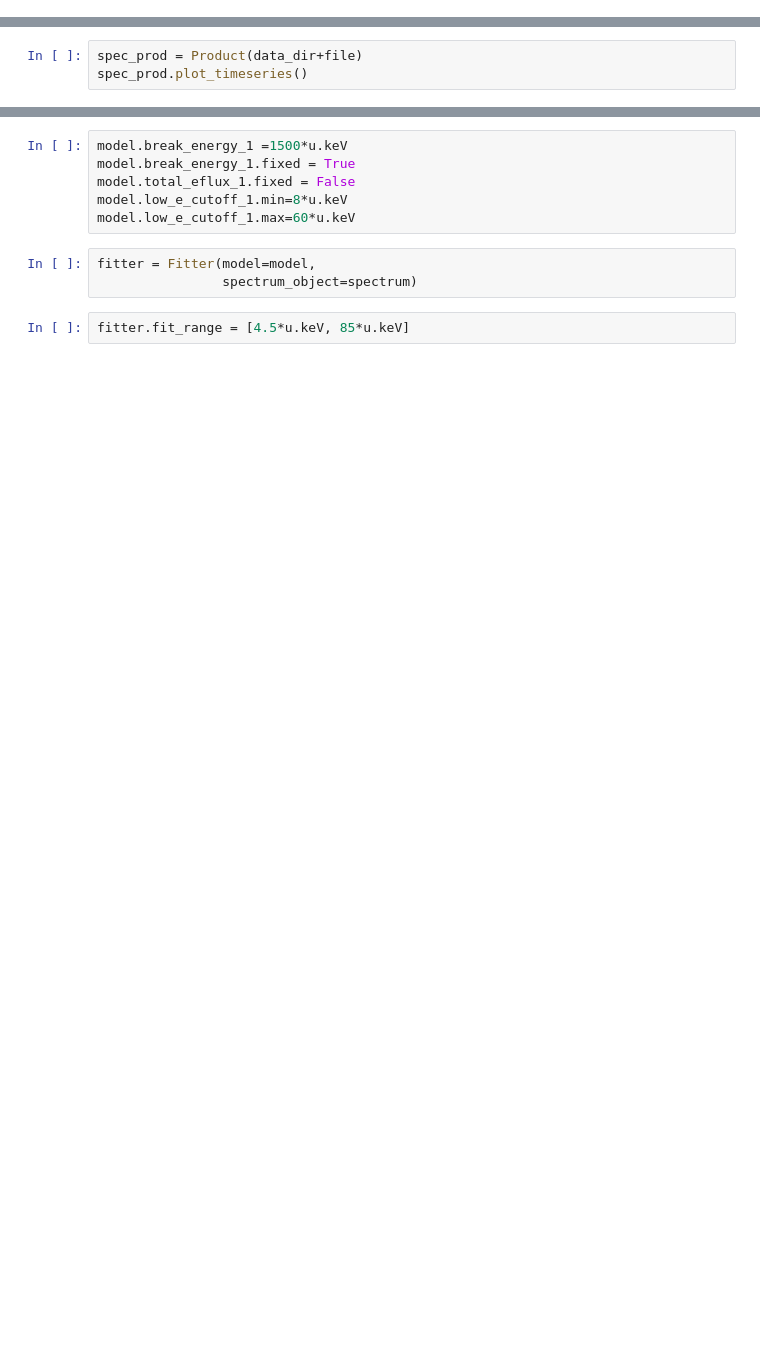
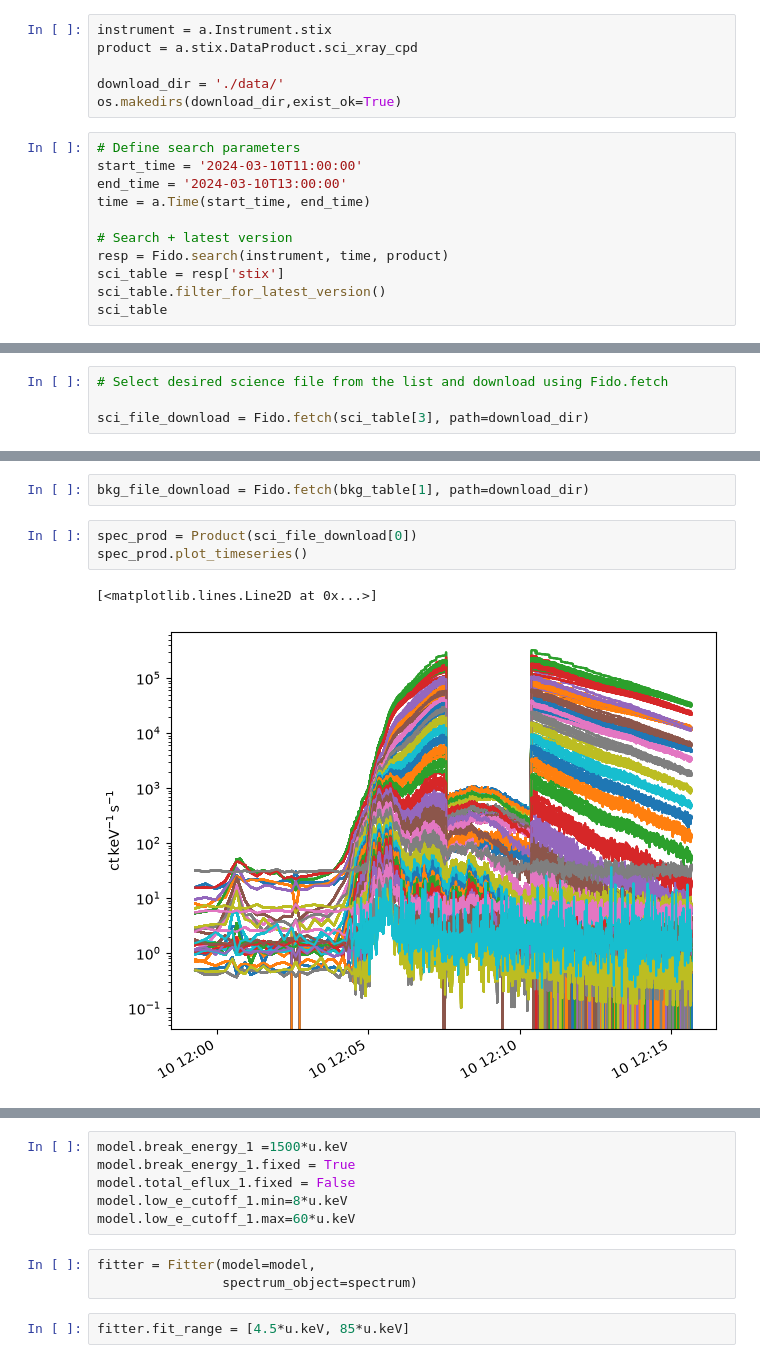
Before and after one commit to soler-he/sunkit-spex_demo, a Jupyter notebook: spectroscopy/fitting_testing_demo.ipynb, the cells around one changed output, grey strips where cells are left out. Drawn from its saved outputs; the diff is of its cells as text; blank space fills up the shorter version.

```diff
--- a/spectroscopy/fitting_testing_demo.ipynb
+++ b/spectroscopy/fitting_testing_demo.ipynb
@@ -44,0 +36,17 @@ file_bkg = 'solo_L1_stix-sci-xray-cpd_20240308T193915-20240308T203235_V02_240308
+# %%
+instrument = a.Instrument.stix
+product = a.stix.DataProduct.sci_xray_cpd
+
+download_dir = './data/'
+os.makedirs(download_dir,exist_ok=True)
+# %%
+# Define search parameters
+start_time = '2024-03-10T11:00:00'
+end_time = '2024-03-10T13:00:00'
+time = a.Time(start_time, end_time)
+
+# Search + latest version
+resp = Fido.search(instrument, time, product)
+sci_table = resp['stix']
+sci_table.filter_for_latest_version()
+sci_table
@@ -44,0 +66,4 @@ file_bkg = 'solo_L1_stix-sci-xray-cpd_20240308T193915-20240308T203235_V02_240308
+# %%
+# Select desired science file from the list and download using Fido.fetch
+
+sci_file_download = Fido.fetch(sci_table[3], path=download_dir)
@@ -45,4 +91,9 @@ file_bkg = 'solo_L1_stix-sci-xray-cpd_20240308T193915-20240308T203235_V02_240308
+# %%
+bkg_file_download = Fido.fetch(bkg_table[1], path=download_dir)
 # %%
-spec_prod = Product(data_dir+file)
+spec_prod = Product(sci_file_download[0])
 spec_prod.plot_timeseries()
+# %% [output]
+[<matplotlib.lines.Line2D at 0x...>]
+[figure, added]
 # %%
```
Also changed, not shown: parts of 22 cells of this notebook, 8 other files.
